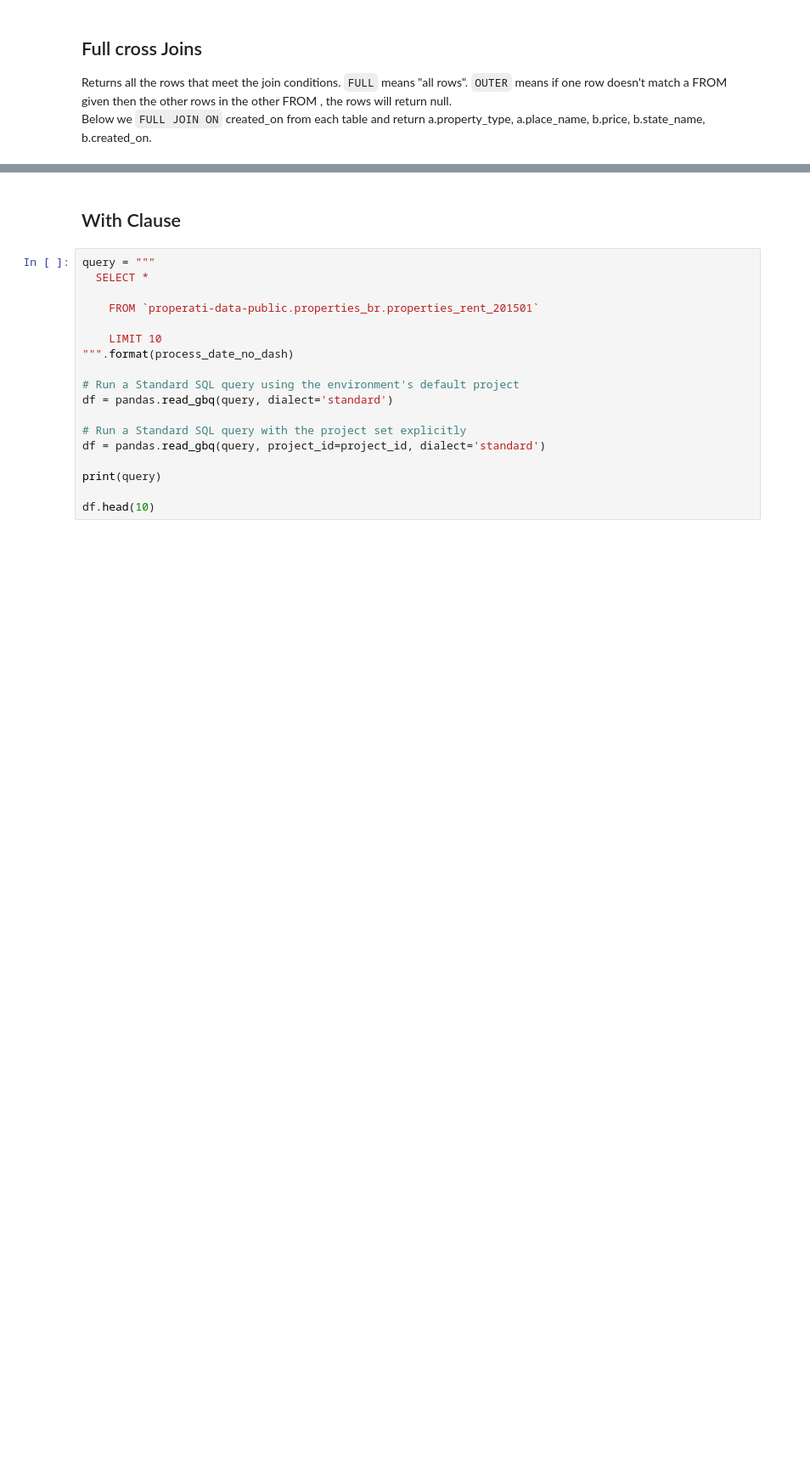
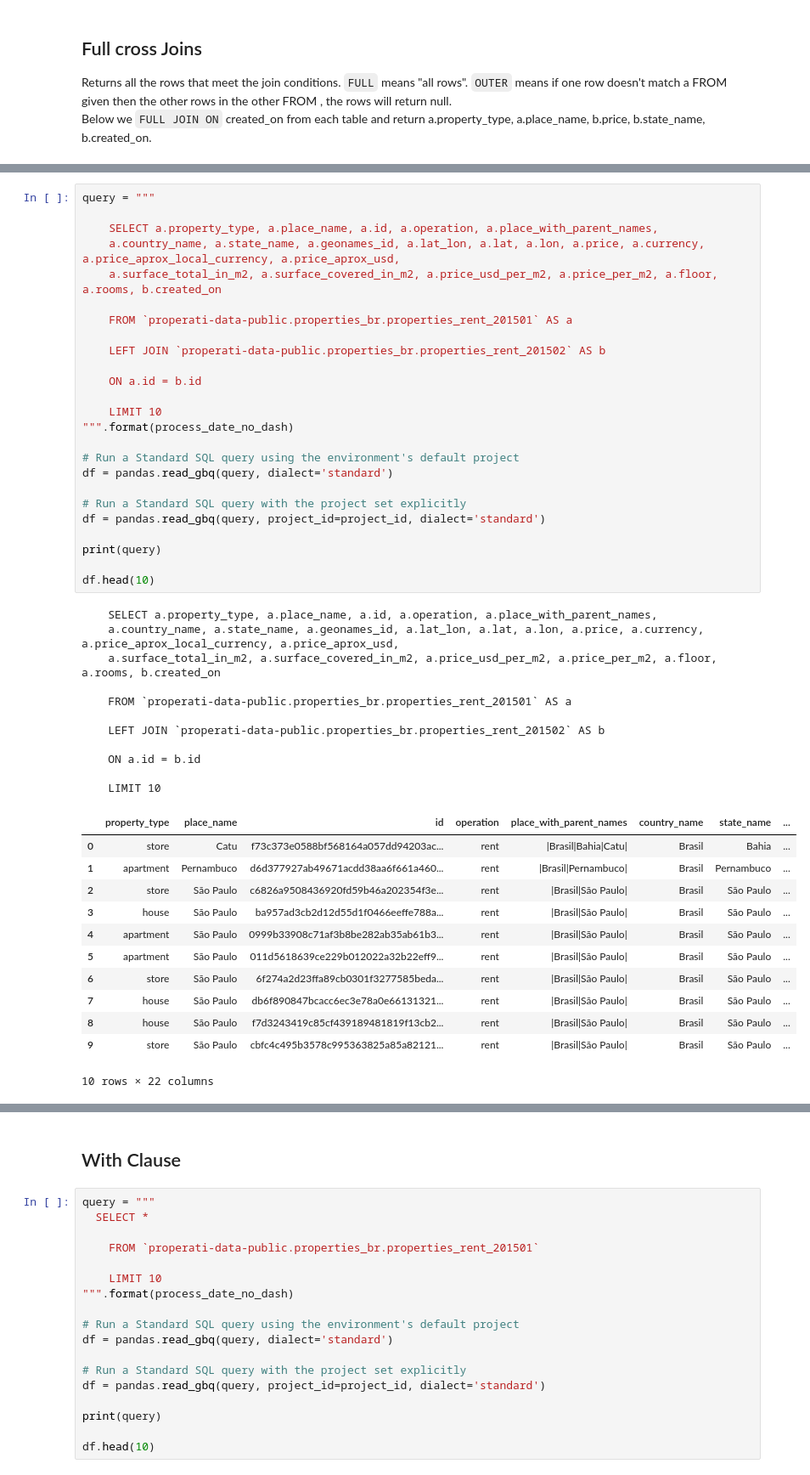
Before and after one commit to bornsky/RealEstate_SQL, a Jupyter notebook: SQL_BQ.ipynb, the cells around one changed output, grey strips where cells are left out. Shown at 85% size. Drawn from its saved outputs; the diff is of its cells as text; blank space fills up the shorter version.

```diff
--- a/SQL_BQ.ipynb
+++ b/SQL_BQ.ipynb
@@ -389,0 +389,49 @@ In the query below,
+# %%
+query = """
+
+    SELECT a.property_type, a.place_name, a.id, a.operation, a.place_with_parent_names,
+    a.country_name, a.state_name, a.geonames_id, a.lat_lon, a.lat, a.lon, a.price, a.currency, a.price_aprox_local_currency, a.price_aprox_usd,
+    a.surface_total_in_m2, a.surface_covered_in_m2, a.price_usd_per_m2, a.price_per_m2, a.floor, a.rooms, b.created_on
+
+    FROM `properati-data-public.properties_br.properties_rent_201501` AS a
+
+    LEFT JOIN `properati-data-public.properties_br.properties_rent_201502` AS b
+
+    ON a.id = b.id
+
+    LIMIT 10
+""".format(process_date_no_dash)
+
+# Run a Standard SQL query using the environment's default project
+df = pandas.read_gbq(query, dialect='standard')
+
+# Run a Standard SQL query with the project set explicitly
+df = pandas.read_gbq(query, project_id=project_id, dialect='standard')
+
+print(query)
+
+df.head(10)
+# %% [output]
+    SELECT a.property_type, a.place_name, a.id, a.operation, a.place_with_parent_names,
+    a.country_name, a.state_name, a.geonames_id, a.lat_lon, a.lat, a.lon, a.price, a.currency, a.price_aprox_local_currency, a.price_aprox_usd,
+    a.surface_total_in_m2, a.surface_covered_in_m2, a.price_usd_per_m2, a.price_per_m2, a.floor, a.rooms, b.created_on
+
+    FROM `properati-data-public.properties_br.properties_rent_201501` AS a
+
+    LEFT JOIN `properati-data-public.properties_br.properties_rent_201502` AS b
+
+    ON a.id = b.id
+
+    LIMIT 10
+|  | property_type | place_name | id | operation | place_with_parent_names | country_name | state_name | ... |
+| 0 | store | Catu | f73c373e0588bf568164a057dd94203ac... | rent | |Brasil|Bahia|Catu| | Brasil | Bahia | ... |
+| 1 | apartment | Pernambuco | d6d377927ab49671acdd38aa6f661a460... | rent | |Brasil|Pernambuco| | Brasil | Pernambuco | ... |
+| 2 | store | São Paulo | c6826a9508436920fd59b46a202354f3e... | rent | |Brasil|São Paulo| | Brasil | São Paulo | ... |
+| 3 | house | São Paulo | ba957ad3cb2d12d55d1f0466eeffe788a... | rent | |Brasil|São Paulo| | Brasil | São Paulo | ... |
+| 4 | apartment | São Paulo | 0999b33908c71af3b8be282ab35ab61b3... | rent | |Brasil|São Paulo| | Brasil | São Paulo | ... |
+| 5 | apartment | São Paulo | 011d5618639ce229b012022a32b22eff9... | rent | |Brasil|São Paulo| | Brasil | São Paulo | ... |
+| 6 | store | São Paulo | 6f274a2d23ffa89cb0301f3277585beda... | rent | |Brasil|São Paulo| | Brasil | São Paulo | ... |
+| 7 | house | São Paulo | db6f890847bcacc6ec3e78a0e66131321... | rent | |Brasil|São Paulo| | Brasil | São Paulo | ... |
+| 8 | house | São Paulo | f7d3243419c85cf439189481819f13cb2... | rent | |Brasil|São Paulo| | Brasil | São Paulo | ... |
+| 9 | store | São Paulo | cbfc4c495b3578c995363825a85a82121... | rent | |Brasil|São Paulo| | Brasil | São Paulo | ... |
+10 rows × 22 columns
```
Also changed, not shown: parts of 9 cells of this notebook.
